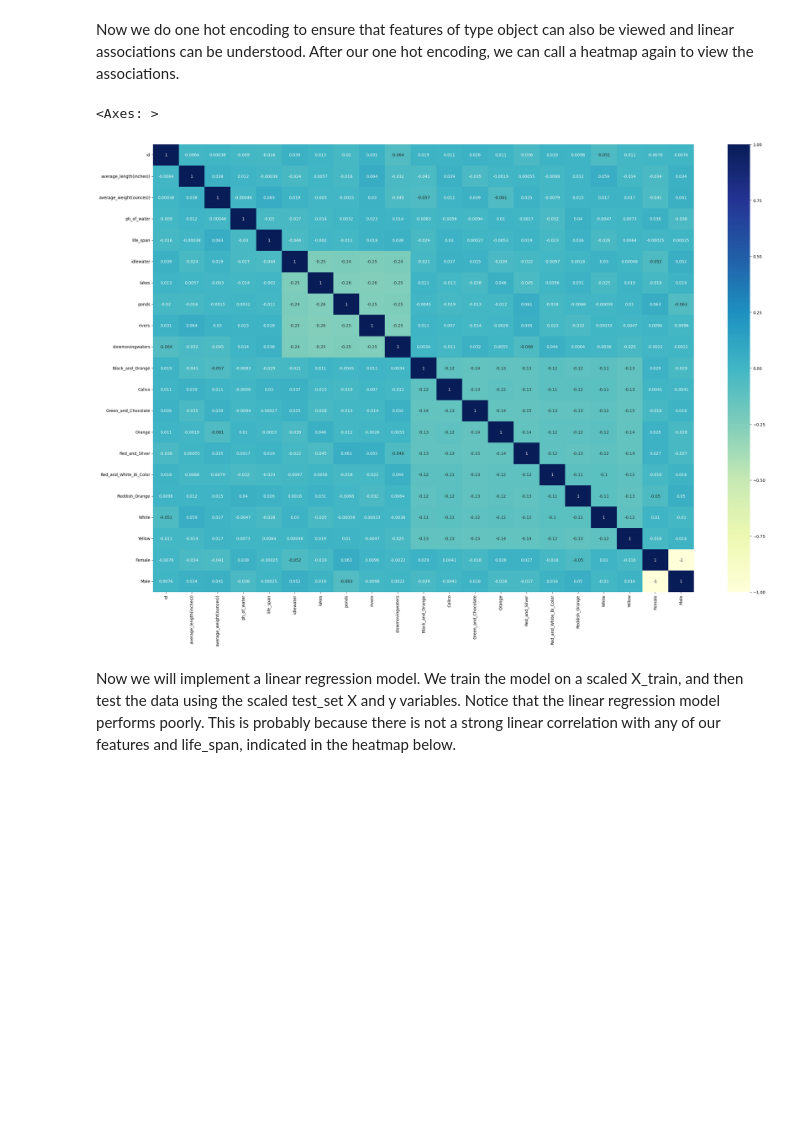
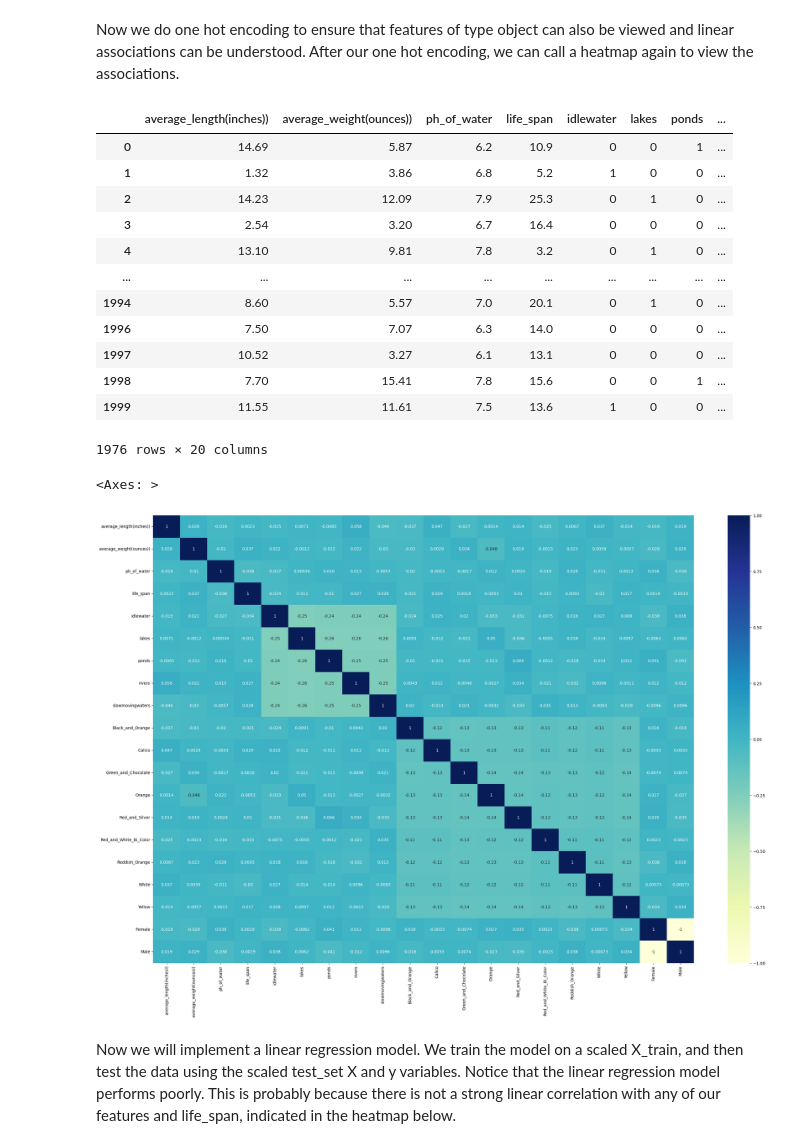
Before and after one commit to rcho5840/Combatting-Goldfish-Lifespan-Variability, a Jupyter notebook: main.ipynb, the cells around one changed output. Saved outputs shown, nothing was run; the diff lists cells and outputs as text; code cells hidden in the pictures; blank space fills up the shorter version.

```diff
--- a/main.ipynb
+++ b/main.ipynb
@@ -120,8 +114,24 @@ train_set = train_set.rename(columns = {True : "Male", False : "Female"})
+# %%
+data
+# %% [output]
+|  | average_length(inches)) | average_weight(ounces)) | ph_of_water | life_span | idlewater | lakes | ponds | ... |
+| 0 | 14.69 | 5.87 | 6.2 | 10.9 | 0 | 0 | 1 | ... |
+| 1 | 1.32 | 3.86 | 6.8 | 5.2 | 1 | 0 | 0 | ... |
+| 2 | 14.23 | 12.09 | 7.9 | 25.3 | 0 | 1 | 0 | ... |
+| 3 | 2.54 | 3.20 | 6.7 | 16.4 | 0 | 0 | 0 | ... |
+| 4 | 13.10 | 9.81 | 7.8 | 3.2 | 0 | 1 | 0 | ... |
+| ... | ... | ... | ... | ... | ... | ... | ... | ... |
+| 1994 | 8.60 | 5.57 | 7.0 | 20.1 | 0 | 1 | 0 | ... |
+| 1996 | 7.50 | 7.07 | 6.3 | 14.0 | 0 | 0 | 0 | ... |
+| 1997 | 10.52 | 3.27 | 6.1 | 13.1 | 0 | 0 | 0 | ... |
+| 1998 | 7.70 | 15.41 | 7.8 | 15.6 | 0 | 0 | 1 | ... |
+| 1999 | 11.55 | 11.61 | 7.5 | 13.6 | 1 | 0 | 0 | ... |
+1976 rows × 20 columns
 # %%
 plt.figure(figsize=(30,20))
-sns.heatmap(train_set.corr(), annot = True, cmap = "YlGnBu")
+sns.heatmap(data.corr(), annot = True, cmap = "YlGnBu")
 # %% [output]
 <Axes: >
-[figure, old version]
+[figure, new version]
 # %% [markdown]
 Now we will implement a linear regression model. We train the model on a scaled X_train, and then test the data using the scaled test_set X and y variables. Notice that the linear regression model performs poorly. This is probably because there is not a strong linear correlation with any of our features and life_span, indicated in the heatmap below.
```
Also changed, not shown: parts of 13 cells of this notebook.
